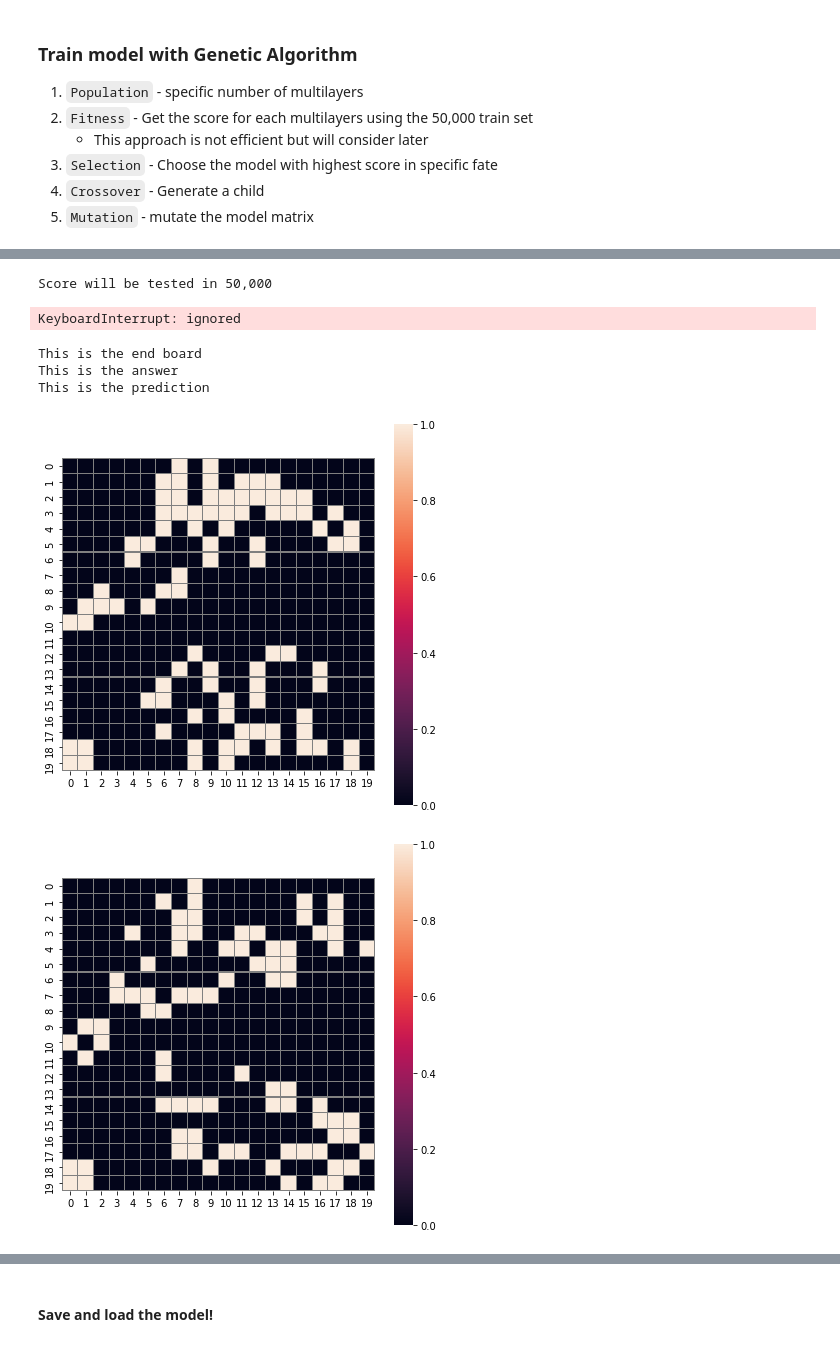
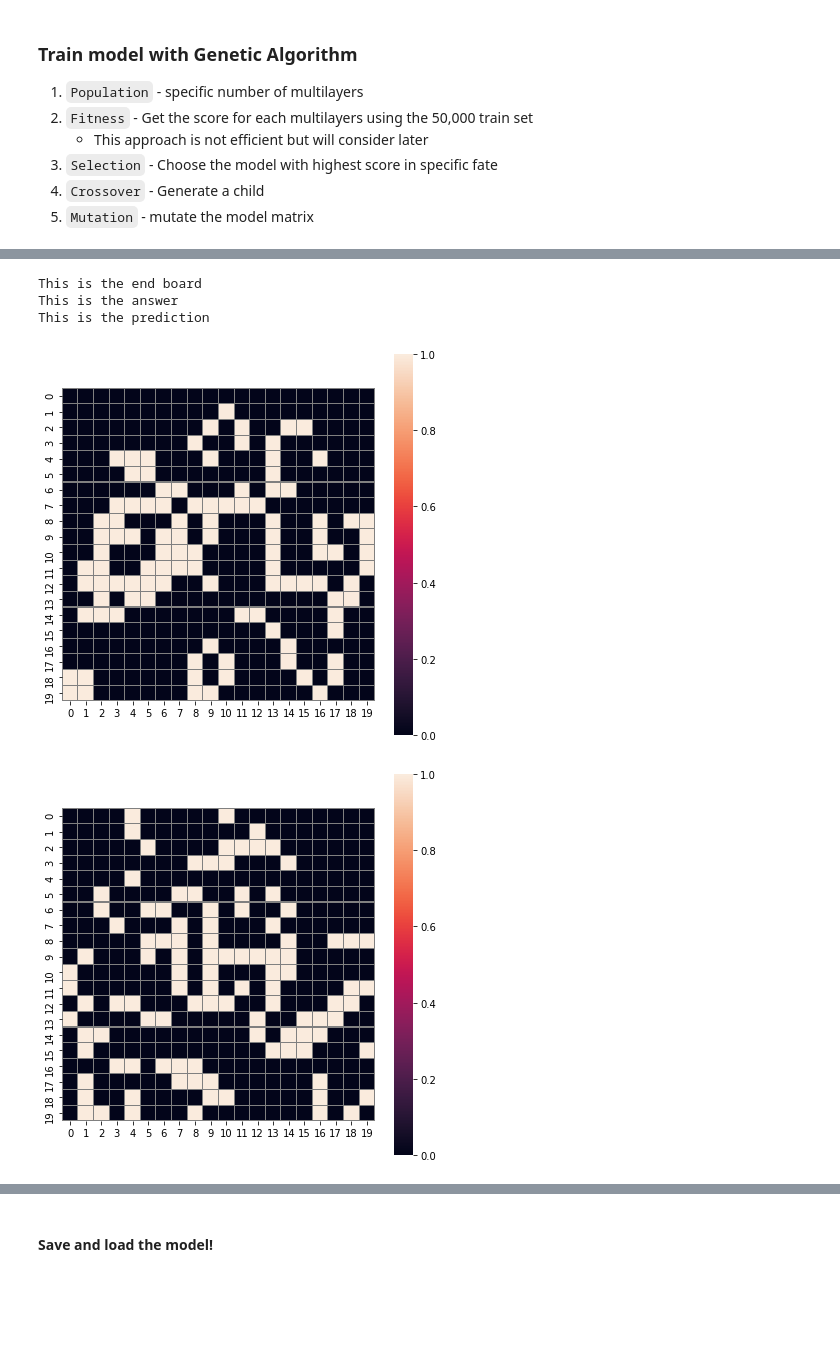
Before and after one commit to IllgamhoDuck/reverse-game-of-life, a Jupyter notebook: reverse_game_of_life_filter_ver.ipynb, the cells around one changed output, grey strips where cells are left out. Saved outputs shown, nothing was run; the diff lists cells and outputs as text; code cells hidden in the pictures; blank space fills up the shorter version.

Commit message:
filter(kernel) version working model

```diff
--- a/reverse_game_of_life_filter_ver.ipynb
+++ b/reverse_game_of_life_filter_ver.ipynb
@@ -664,7 +666,7 @@ class Genetic(object):
     def __init__(self,
                  population_num,
                  kernel_num,
-                 threshold=1,
+                 threshold=0.5,
                  kernel_size_list=None):
         """
         Choose the model
@@ -757,8 +759,8 @@ class Genetic(object):
                 self.log(generation)
             if (generation % save_every == 0):
                 if (model_path and kernel_path):
-                    self.save_model(model_path + '_' + str(generation))
-                    self.save_kernel(kernel_path + '_' + str(generation))
+                    self.save_model(model_path)
+                    self.save_kernel(kernel_path)
 
             # Update the current index to search next dataset in the next generation
             self.current_index = (self.current_index + self.batch_size) % self.dataset_len
@@ -952,7 +954,7 @@ model_g_path = os.path.join(model_path, model_name)
 kernel_g_path = os.path.join(kernel_path, kernel_name)
 # %%
 # Create the Genetic Algorithm
-g = Genetic(population_num=20,
+g = Genetic(population_num=30,
             kernel_num=1,)
             # kernel_size_list=[(3, 3), (4, 4), (5, 5)])
 # %%
@@ -993,13 +985,10 @@ KeyboardInterrupt: ignored
 # %%
 g.best_model_score()
-# %% [output]
-Score will be tested in 50,000
-KeyboardInterrupt: ignored
 # %%
-g.predict(train_set, 5, visual=True)
+g.predict(train_set, 15, visual=True)
 # %% [output]
 This is the end board
 This is the answer
 This is the prediction
-[figure, old version]
+[figure, new version]
-[figure, old version]
+[figure, new version]
```
Also changed, not shown: parts of 19 cells of this notebook.
